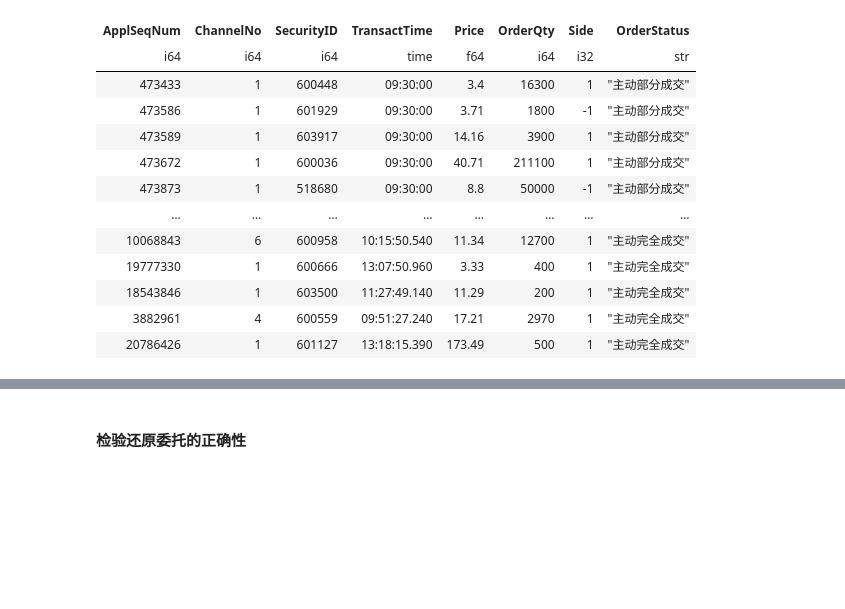
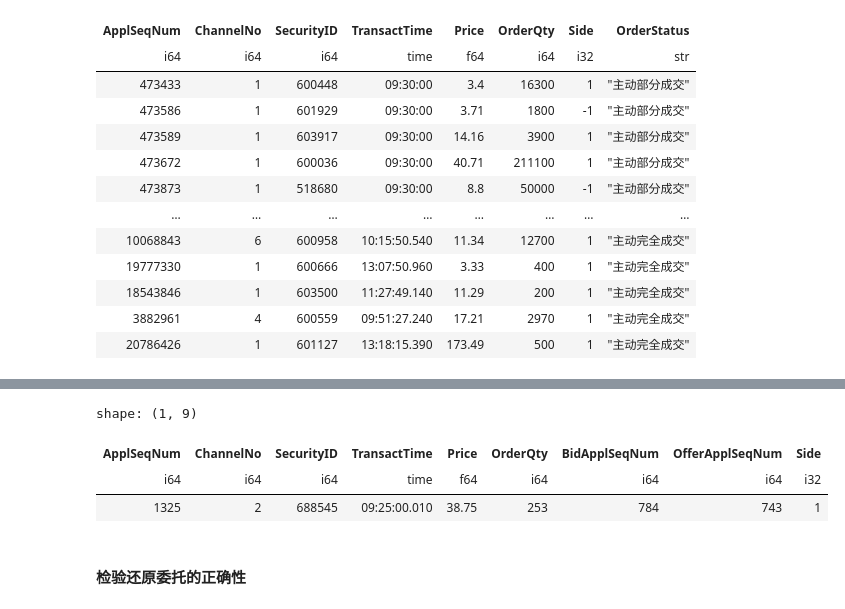
Before and after one commit to Xujy424/research2workflow, a Jupyter notebook: v2/dataloader/preproces_l2data.ipynb, the cells around one changed output, grey strips where cells are left out. Cells and saved outputs as stored; diff of their text form; code cells hidden in the pictures; blank space fills up the shorter version.

```diff
--- a/v2/dataloader/preproces_l2data.ipynb
+++ b/v2/dataloader/preproces_l2data.ipynb
@@ -343,0 +409,7 @@ shwt.drop('OrderStatus').write_parquet(outpath/'shwt.pq',compression="gzip")
+# %%
+shcj.filter(pl.col('SecurityID')==688545).filter(pl.col('ApplSeqNum')==1325)
+# %% [output]
+shape: (1, 9)
+| ApplSeqNum | ChannelNo | SecurityID | TransactTime | Price | OrderQty | BidApplSeqNum | OfferApplSeqNum | Side |
+| i64 | i64 | i64 | time | f64 | i64 | i64 | i64 | i32 |
+| 1325 | 2 | 688545 | 09:25:00.010 | 38.75 | 253 | 784 | 743 | 1 |
```
Also changed, not shown: parts of 2 cells of this notebook.
